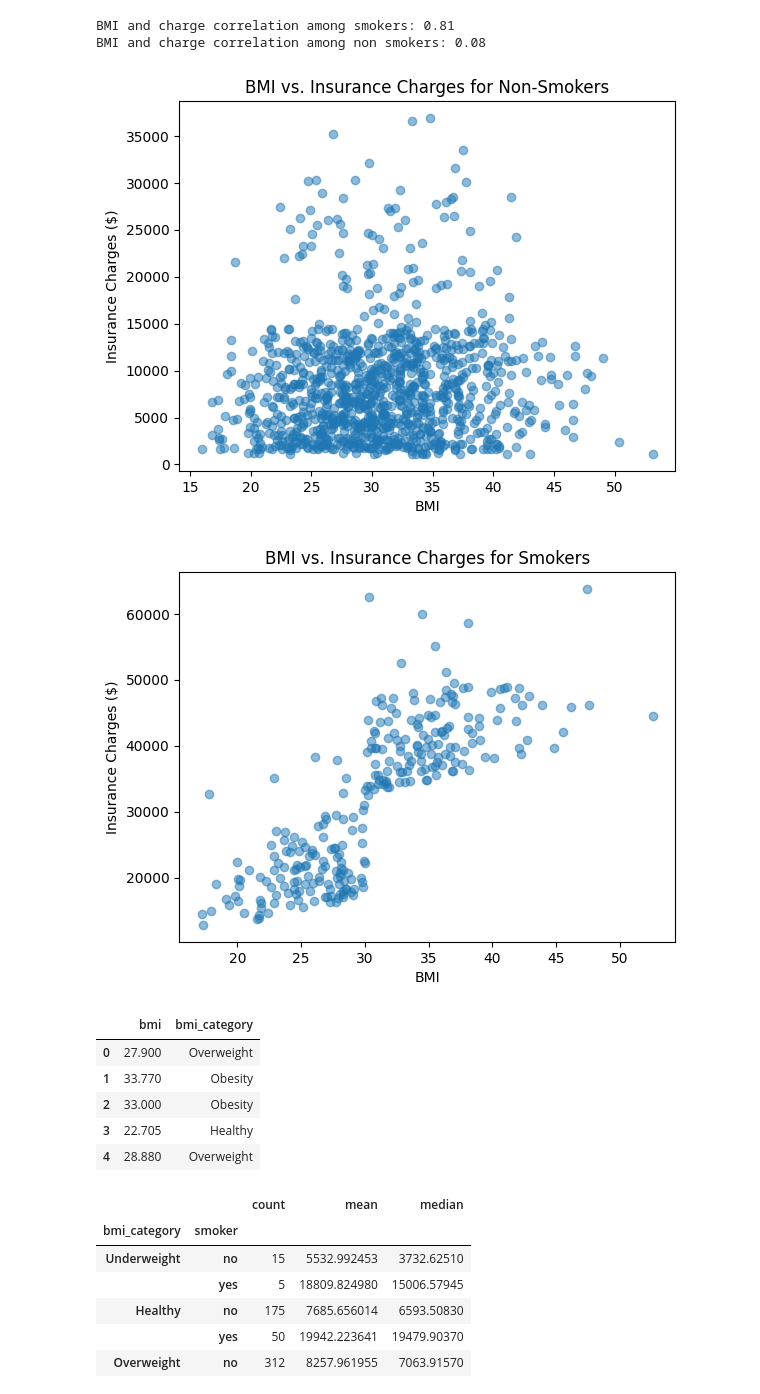
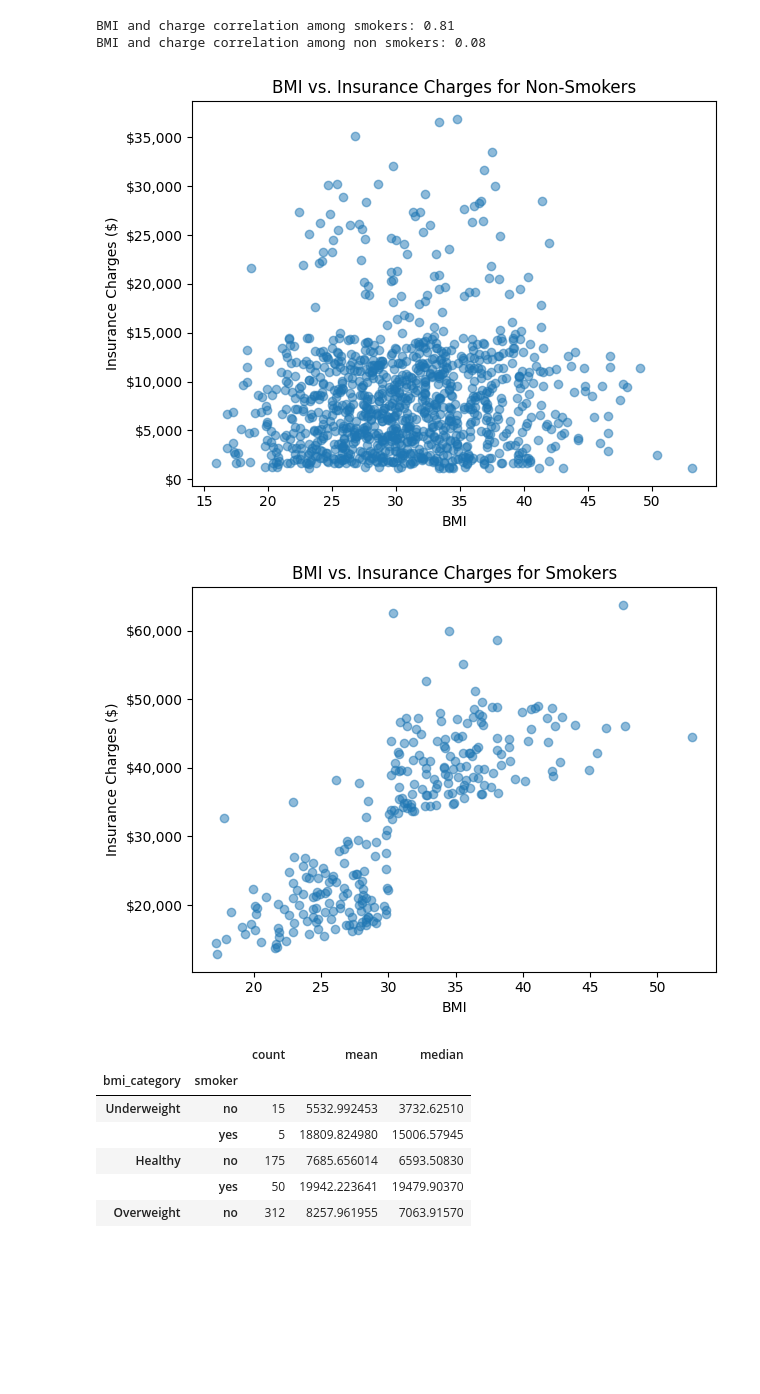
Before and after one commit to kikieliu/medical-insurance-analysis, a Jupyter notebook: medical_insurance_analysis.ipynb, the cells around one changed output. Cells and saved outputs as stored; diff of their text form; code cells hidden in the pictures; blank space fills up the shorter version.

```diff
--- a/medical_insurance_analysis.ipynb
+++ b/medical_insurance_analysis.ipynb
@@ -255,16 +253,21 @@ BMI and charge correlation among non smokers: 0.08
 # %%
 plt.scatter(
     non_smokers.bmi,
     non_smokers.charges,
     alpha=0.5
 )
 
 plt.title("BMI vs. Insurance Charges for Non-Smokers")
 plt.xlabel('BMI')
 plt.ylabel('Insurance Charges ($)')
+plt.gca().yaxis.set_major_formatter(
+    StrMethodFormatter("${x:,.0f}")
+)
+
+plt.tight_layout()
 plt.show()
 # %% [output]
-[figure, old version]
+[figure, new version]
 # %%
 plt.scatter(
     smokers.bmi,
@@ -275,9 +278,14 @@ plt.scatter(
 plt.title("BMI vs. Insurance Charges for Smokers")
 plt.xlabel('BMI')
 plt.ylabel('Insurance Charges ($)')
+plt.gca().yaxis.set_major_formatter(
+    StrMethodFormatter("${x:,.0f}")
+)
+
+plt.tight_layout()
 plt.show()
 # %% [output]
-[figure, old version]
+[figure, new version]
 # %%
 bmi_bins = [0, 18.5, 25, 30, float("inf")]
 
@@ -294,15 +302,6 @@ df["bmi_category"] = pd.cut(
     labels=bmi_labels,
     right=False
 )
-
-df[["bmi", "bmi_category"]].head()
-# %% [output]
-|  | bmi | bmi_category |
-| 0 | 27.900 | Overweight |
-| 1 | 33.770 | Obesity |
-| 2 | 33.000 | Obesity |
-| 3 | 22.705 | Healthy |
-| 4 | 28.880 | Overweight |
 # %%
 bmi_smoking_summary = df.groupby(
     ['bmi_category', 'smoker'],
```
Also changed, not shown: parts of 46 cells of this notebook.
